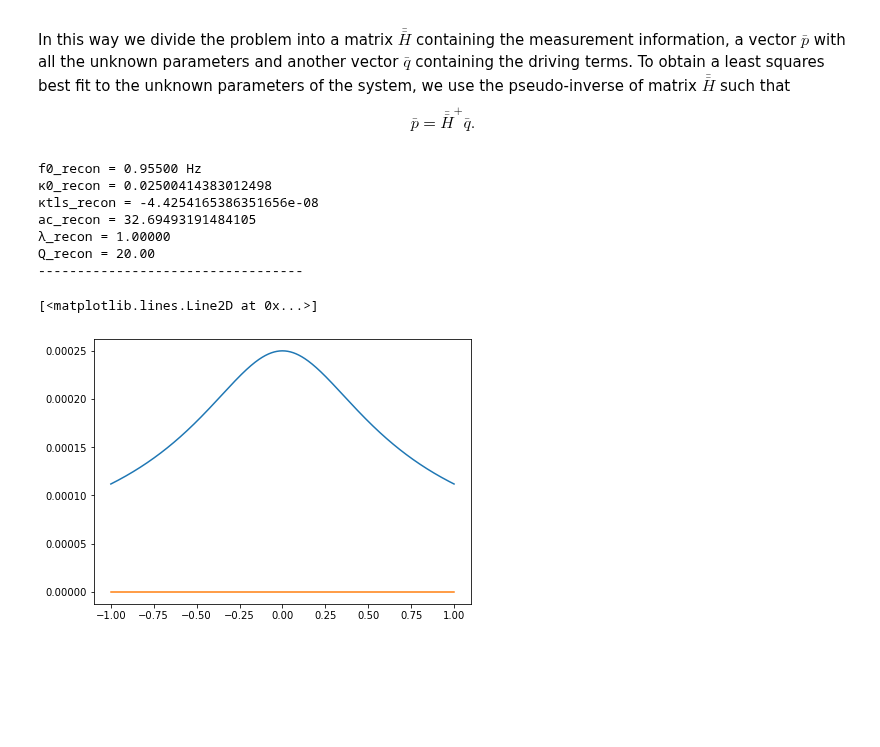
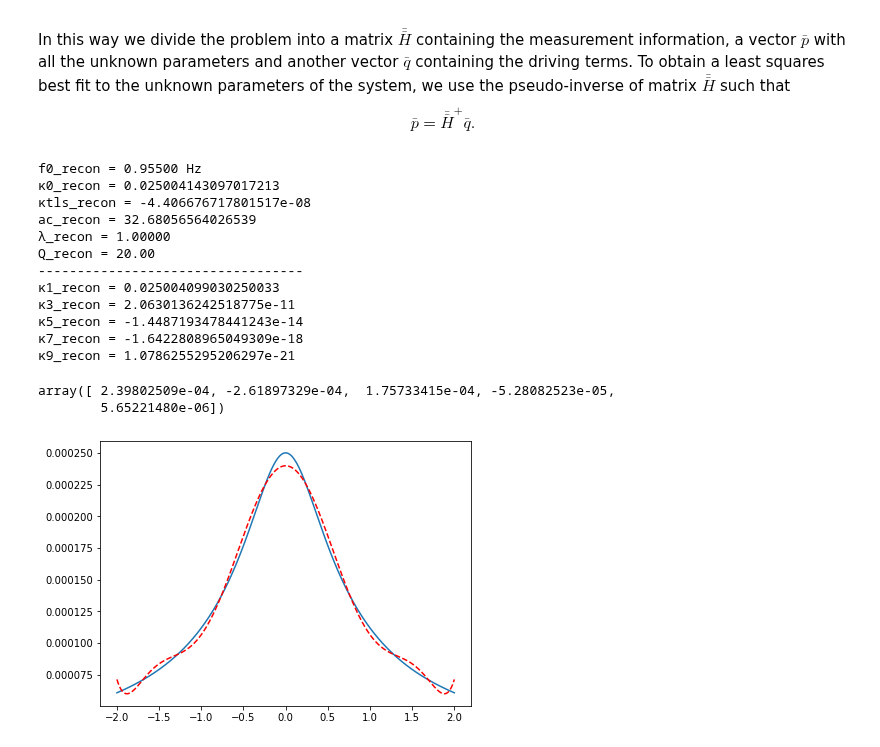
Before and after one commit to jcrivera-hdez/Scripts, a Jupyter notebook: data-analysis/TLS/HB-TLS_Model-Simulation.ipynb, the cells around one changed output. Drawn from its saved outputs; the diff is of its cells as text; code cells hidden in the pictures; blank space fills up the shorter version.

```diff
--- a/data-analysis/TLS/HB-TLS_Model-Simulation.ipynb
+++ b/data-analysis/TLS/HB-TLS_Model-Simulation.ipynb
@@ -702,7 +747,7 @@ In this way we divide the problem into a matrix $\bar{\bar{H}}$ containing the m
 $$ \bar{p} = \bar{\bar{H}}^+ \bar{q}. $$
 # %%
 # Reconstruction section
-λ_recon, f0_recon, κ1_recon, κ3_recon, κ5_recon, Qmat_fit = recon_nonlinear(A[imp_ind], Ain[imp_ind], a[imp_ind], ain[imp_ind], f[imp_ind])
+λ_recon, f0_recon, κ1_recon, κ3_recon, κ5_recon, κ7_recon, κ9_recon, Qmat_fit = recon_nonlinear(A[imp_ind], Ain[imp_ind], a[imp_ind], ain[imp_ind], f[imp_ind])
 λ_recon = np.sqrt(λ_recon)
 Q_recon = 1 / (2*κ1_recon)
 
@@ -717,23 +762,40 @@ print(f'ac_recon = {ac_recon}')
 print(f'λ_recon = {λ_recon:.5f}')
 print(f'Q_recon = {Q_recon:.2f}')
 print('----------------------------------')
+print(f'κ1_recon = {κ1_recon}')
+print(f'κ3_recon = {κ3_recon}')
+print(f'κ5_recon = {κ5_recon}')
+print(f'κ7_recon = {κ7_recon}')
+print(f'κ9_recon = {κ9_recon}')
 # %% [output]
 f0_recon = 0.95500 Hz
-κ0_recon = 0.02500414383012498
-κtls_recon = -4.4254165386351656e-08
-ac_recon = 32.69493191484105
+κ0_recon = 0.025004143097017213
+κtls_recon = -4.406676717801517e-08
+ac_recon = 32.68056564026539
 λ_recon = 1.00000
 Q_recon = 20.00
 ----------------------------------
+κ1_recon = 0.025004099030250033
+κ3_recon = 2.0630136242518775e-11
+κ5_recon = -1.4487193478441243e-14
+κ7_recon = -1.6422808965049309e-18
+κ9_recon = 1.0786255295206297e-21
 # %%
-# check
-x_sim = np.linspace(-1, 1, 1000)
+def fit_function(x, a, b, c, d, e):
+    return a + b*x**2 + c*x**4 + d*x**6 + e*x**8
+
+x_sim = np.linspace(-2, 2, 1000)
 y_sim = κtls/np.sqrt(1 + (x_sim/ac)**2)
-y_recon = κtls_recon*(1 - x_sim**2/(2*ac_recon**2) + 3/8*(x_sim/ac_recon)**4)
+# y_recon = κtls_recon*(1 - x_sim**2/(2*ac_recon**2) + 3/8*(x_sim/ac_recon)**4)
+popt, pcov = curve_fit(fit_function, x_sim, y_sim)
 
-fig4, ax4 = plt.subplots(1)
-ax4.plot(x_sim, y_sim)
-ax4.plot(x_sim, y_recon)
+
+fig7, ax7 = plt.subplots(1)
+ax7.plot(x_sim, y_sim)
+ax7.plot(x_sim, fit_function(x_sim, *popt), 'r--')
+
+popt
 # %% [output]
-[<matplotlib.lines.Line2D at 0x...>]
+array([ 2.39802509e-04, -2.61897329e-04,  1.75733415e-04, -5.28082523e-05,
+        5.65221480e-06])
-[figure, old version]
+[figure, new version]
```
Also changed, not shown: parts of 10 cells of this notebook.
